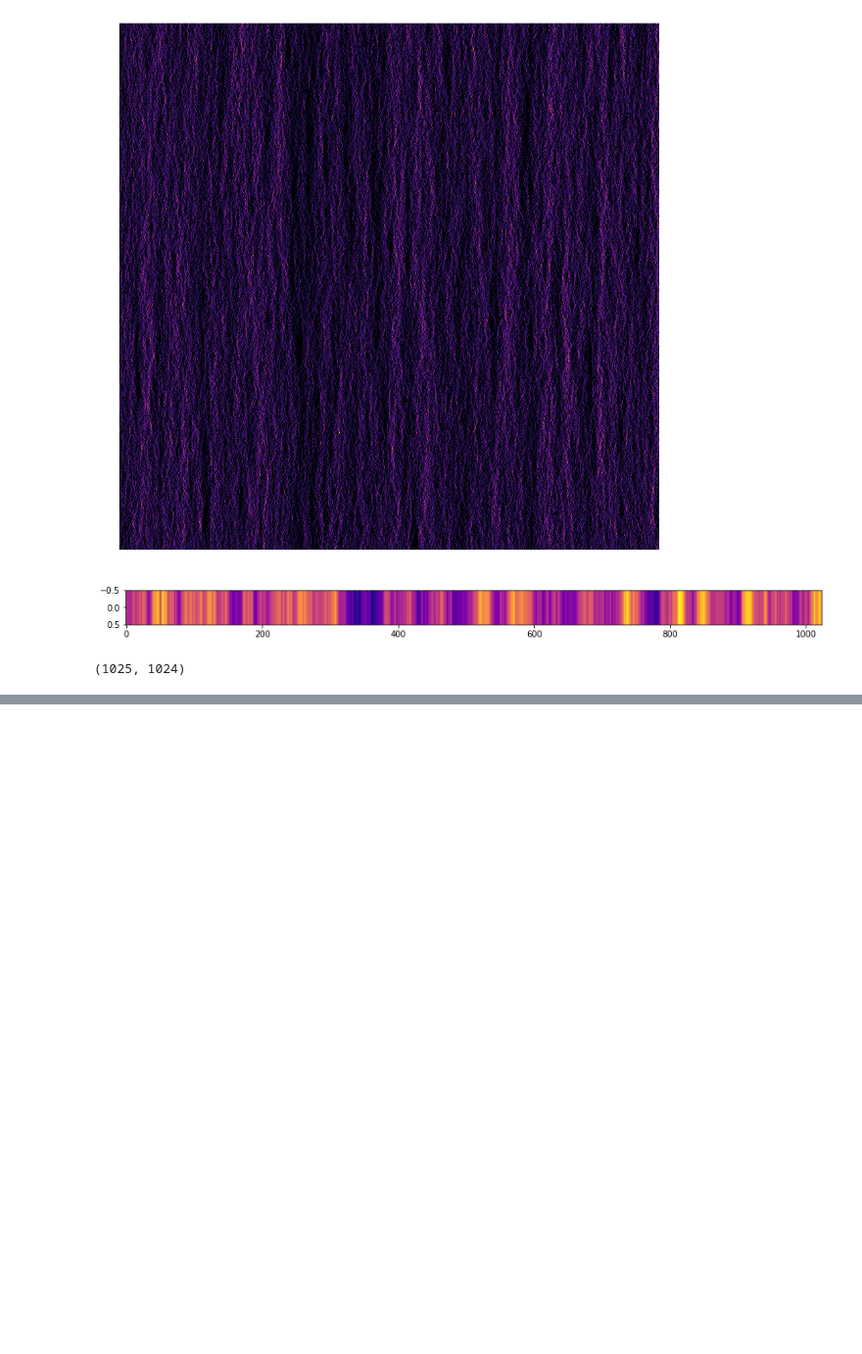
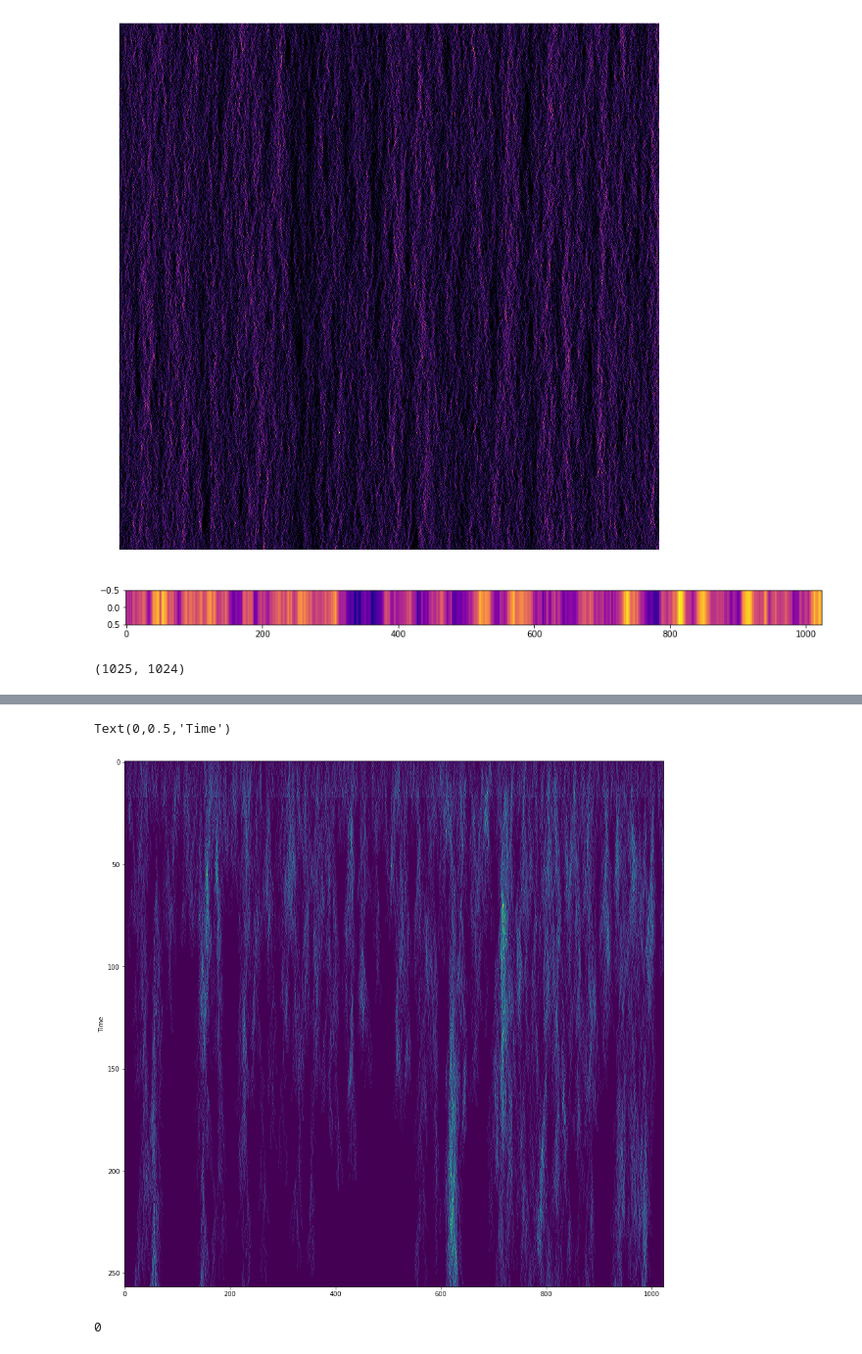
Before and after one commit to bbrzycki/flowerpot, a Jupyter notebook: flowerpot/Visualization.ipynb, the cells around one changed output, grey strips where cells are left out. Shown at 98% size. Cells and saved outputs as stored; diff of their text form; code cells hidden in the pictures; blank space fills up the shorter version.

```diff
--- a/flowerpot/Visualization.ipynb
+++ b/flowerpot/Visualization.ipynb
@@ -260,0 +314,12 @@ np.array(image).shape
+# %%
+fig = plt.figure(figsize=(15, 15))
+plt.imshow(image, aspect='auto', cmap='viridis')
+# plt.axis('off')
+plt.ylabel('Time')
+# %% [output]
+Text(0,0.5,'Time')
+[figure, added]
+# %%
+os.system("ffmpeg -r 10 -pattern_type glob -i 'images/replication/organisms_ds????.png' -c:v libx264 -vf 'fps=25,scale=trunc(iw/2)*2:trunc(ih/2)*2' -pix_fmt yuv420p images/2d_movie.mp4")
+# %% [output]
+0
```
Also changed, not shown: parts of 7 cells of this notebook, 2 other files.
